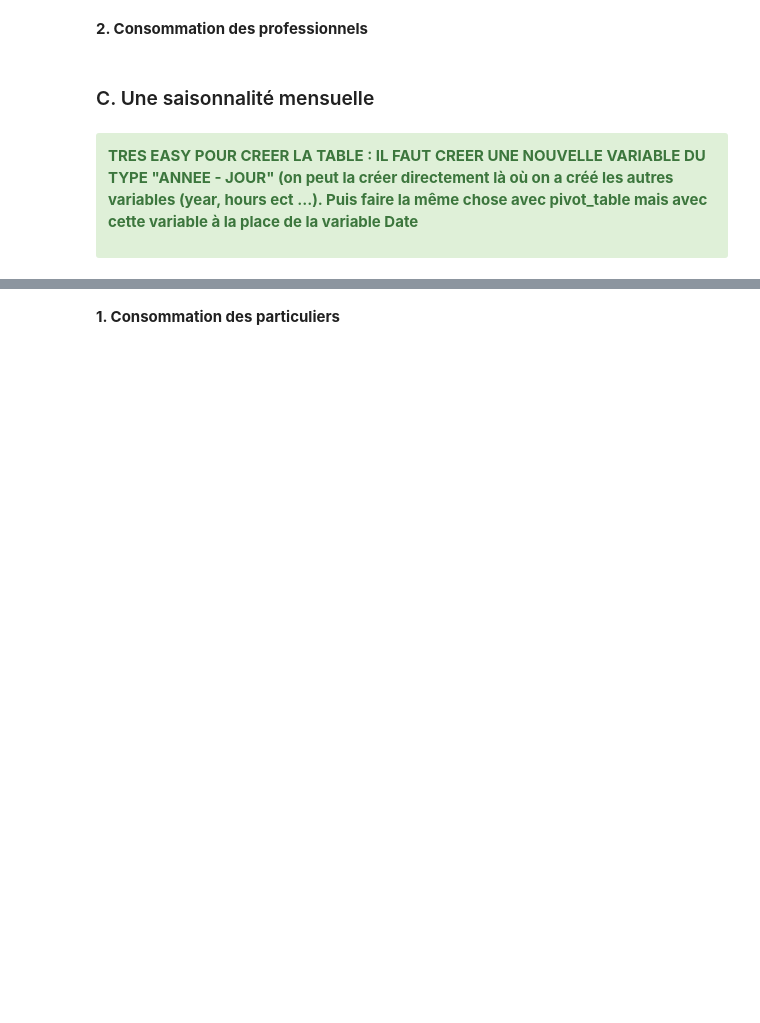
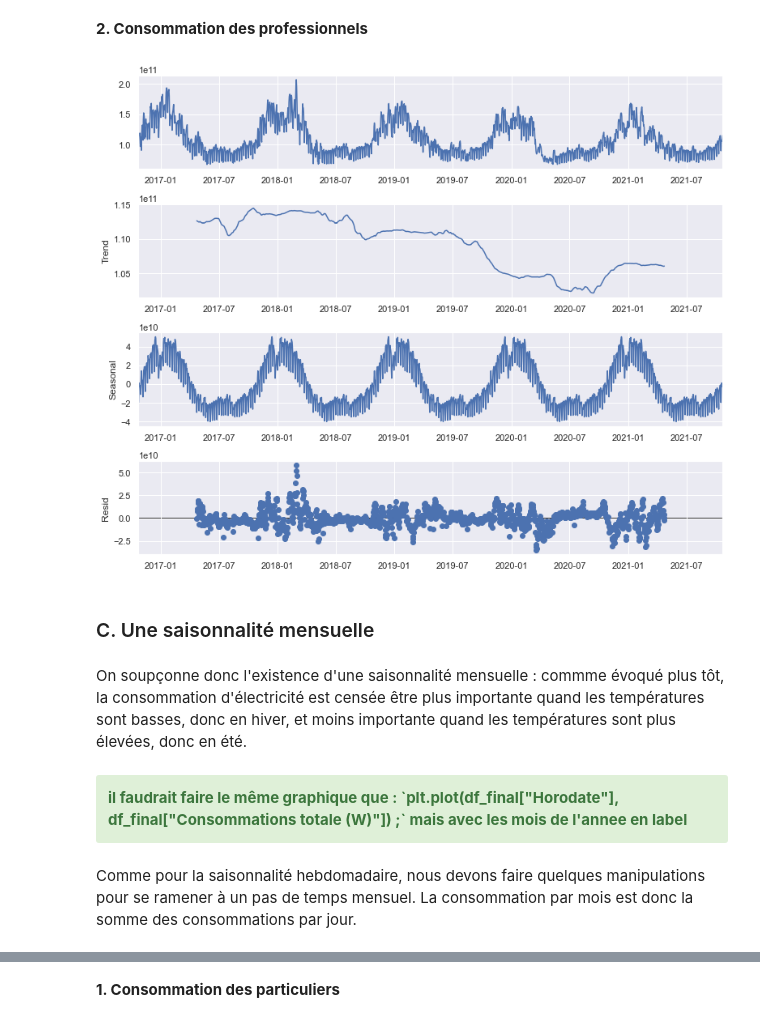
Before and after one commit to CecileBris/Electricity-Prediction, a Jupyter notebook: PROJET_PROPRE PYTHON .ipynb, the cells around one changed output, grey strips where cells are left out. Drawn from its saved outputs; the diff is of its cells as text; code cells hidden in the pictures; blank space fills up the shorter version.

```diff
--- a/PROJET_PROPRE PYTHON .ipynb
+++ b/PROJET_PROPRE PYTHON .ipynb
@@ -473,22 +499,29 @@ plt.show()
 # %%
 df_journalier_pro = df_final.pivot_table(values='Consommation professionnelle profilée (W)',
                                              #,"Consommation résidentielle profilée (W)" ,
                                              #"Consommation professionnelle profilée (W)"],
            # index='year',
             columns='Date',
-            aggfunc='mean') # par défaut : mean
-df_journalier_pro = df_journalier.transpose()
+            aggfunc='sum') # par défaut : mean
+df_journalier_pro = df_journalier_pro.transpose()
 df_journalier_pro
 
 rcParams['figure.figsize'] = 11, 9
 
-decomposition = sm.tsa.seasonal_decompose(df_journalier_pro, model='additive', period = 364)
+decomposition = sm.tsa.seasonal_decompose(df_journalier_pro, model='additive', period = 364) # 52 x 7
 fig = decomposition.plot()
 plt.show()
+# %% [output]
+[figure, added]
 # %% [markdown]
 ### C. Une saisonnalité mensuelle
-# %% [markdown]
-<div class="alert alert-success">
-
-<b>TRES EASY POUR CREER LA TABLE : IL FAUT CREER UNE NOUVELLE VARIABLE DU TYPE "ANNEE - JOUR" (on peut la créer directement là où on a créé les autres variables (year, hours ect ...). Puis faire la même chose avec pivot_table mais avec cette variable à la place de la variable Date</b>
-</div>
+# %% [markdown]
+On soupçonne donc l'existence d'une saisonnalité mensuelle : commme évoqué plus tôt, la consommation d'électricité est censée être plus importante quand les températures sont basses, donc en hiver, et moins importante quand les températures sont plus élevées, donc en été.
+# %% [markdown]
+<div class="alert alert-success">
+    <b>il faudrait faire le même graphique que : `plt.plot(df_final["Horodate"], df_final["Consommations totale (W)"]) ;` mais avec les mois de l'annee en label</b>
+
+</div>
+# %% [markdown]
+Comme pour la saisonnalité hebdomadaire, nous devons faire quelques manipulations pour se ramener à un pas de temps mensuel.
+La consommation par mois est donc la somme des consommations par jour.
```
Also changed, not shown: parts of 19 cells of this notebook.
